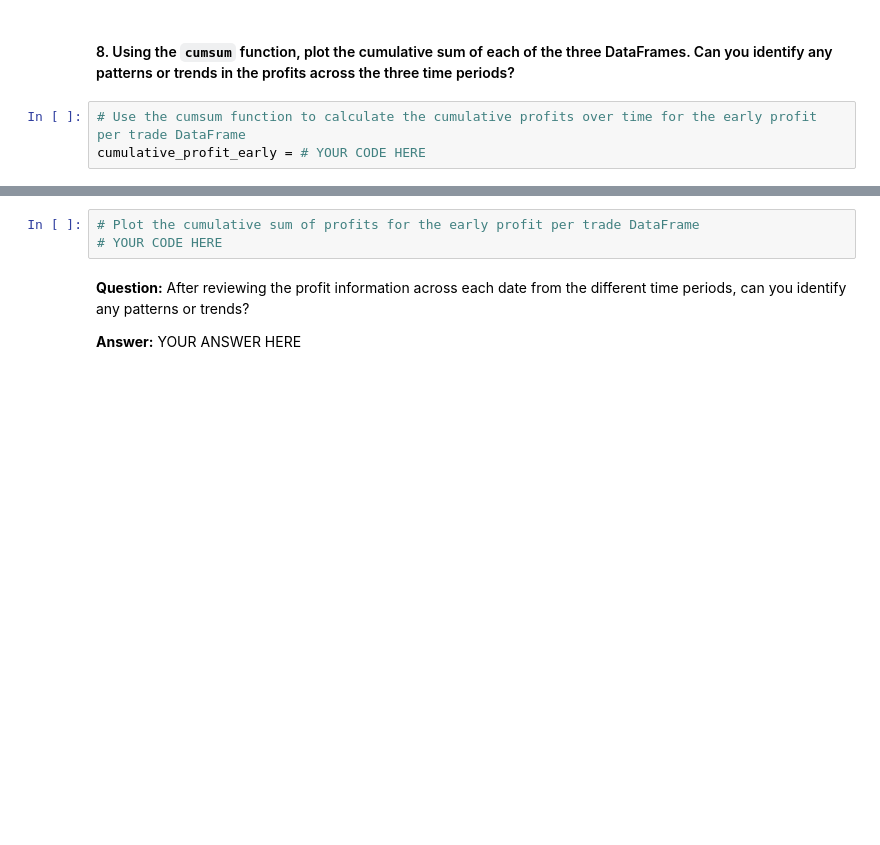
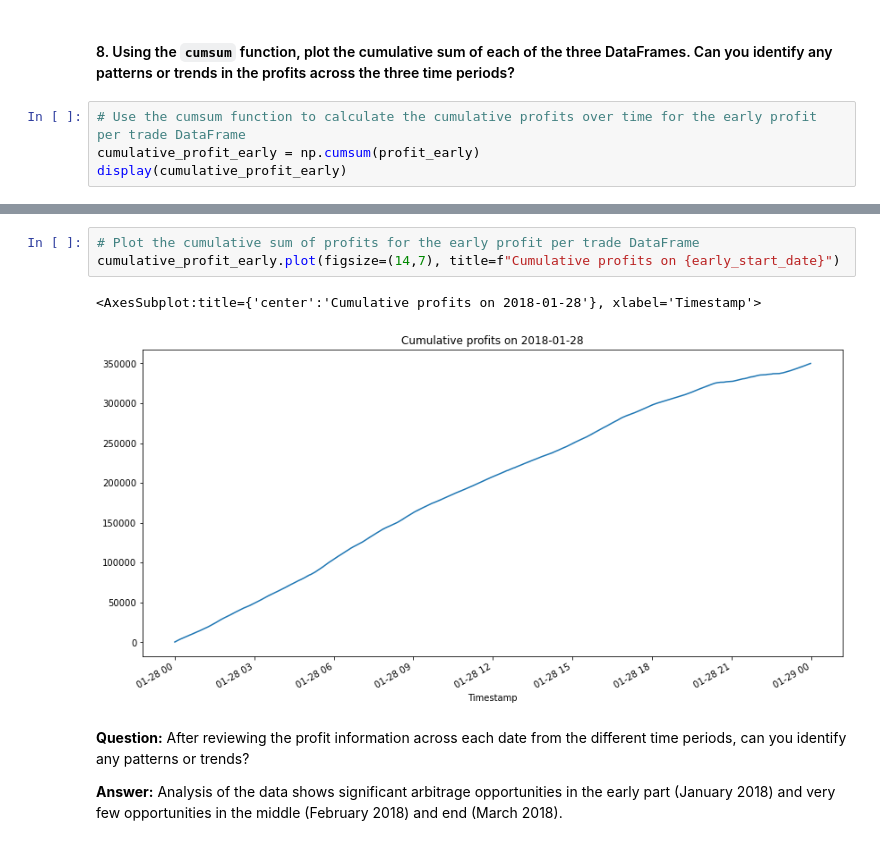
Before and after one commit to rdillens/03_Arbitrage_Opportunities, a Jupyter notebook: crypto_arbitrage.ipynb, the cells around one changed output, grey strips where cells are left out. Saved outputs shown, nothing was run; the diff lists cells and outputs as text; blank space fills up the shorter version.

Commit message:
calculate and plot cumsum, add analysis

```diff
--- a/crypto_arbitrage.ipynb
+++ b/crypto_arbitrage.ipynb
@@ -782,4 +782,5 @@ Total profit on 2018-03-29: $89.90
 #### 8. Using the `cumsum` function, plot the cumulative sum of each of the three DataFrames. Can you identify any patterns or trends in the profits across the three time periods?
 # %%
 # Use the cumsum function to calculate the cumulative profits over time for the early profit per trade DataFrame
-cumulative_profit_early = # YOUR CODE HERE
+cumulative_profit_early = np.cumsum(profit_early)
+display(cumulative_profit_early)
@@ -786,7 +801,10 @@ cumulative_profit_early = # YOUR CODE HERE
 # %%
 # Plot the cumulative sum of profits for the early profit per trade DataFrame
-# YOUR CODE HERE
+cumulative_profit_early.plot(figsize=(14,7), title=f"Cumulative profits on {early_start_date}")
+# %% [output]
+<AxesSubplot:title={'center':'Cumulative profits on 2018-01-28'}, xlabel='Timestamp'>
+[figure, added]
 # %% [markdown]
 **Question:** After reviewing the profit information across each date from the different time periods, can you identify any patterns or trends?
 
-**Answer:** YOUR ANSWER HERE
+**Answer:** Analysis of the data shows significant arbitrage opportunities in the early part (January 2018) and very few opportunities in the middle (February 2018) and end (March 2018).
```
Also changed, not shown: parts of 1 cell of this notebook.
